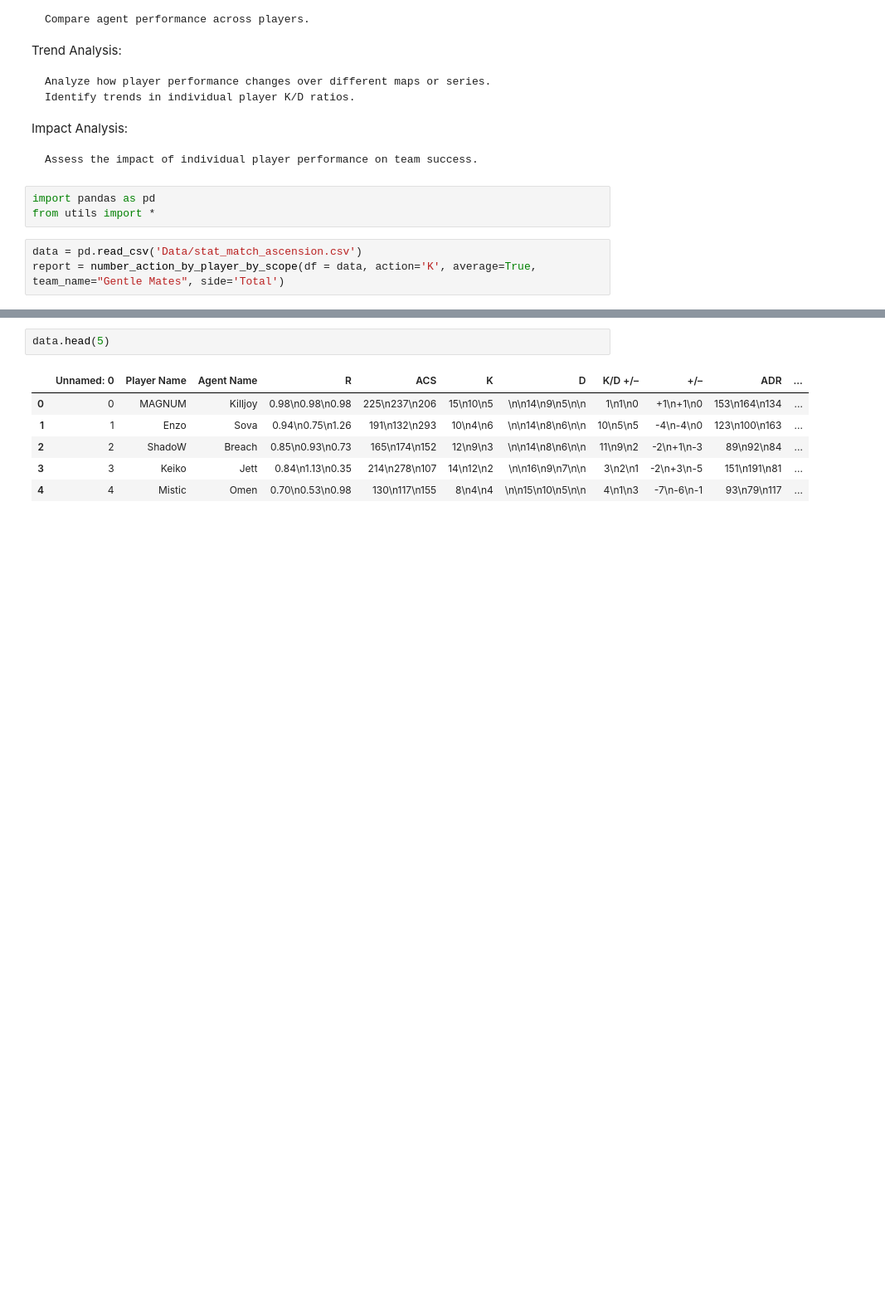
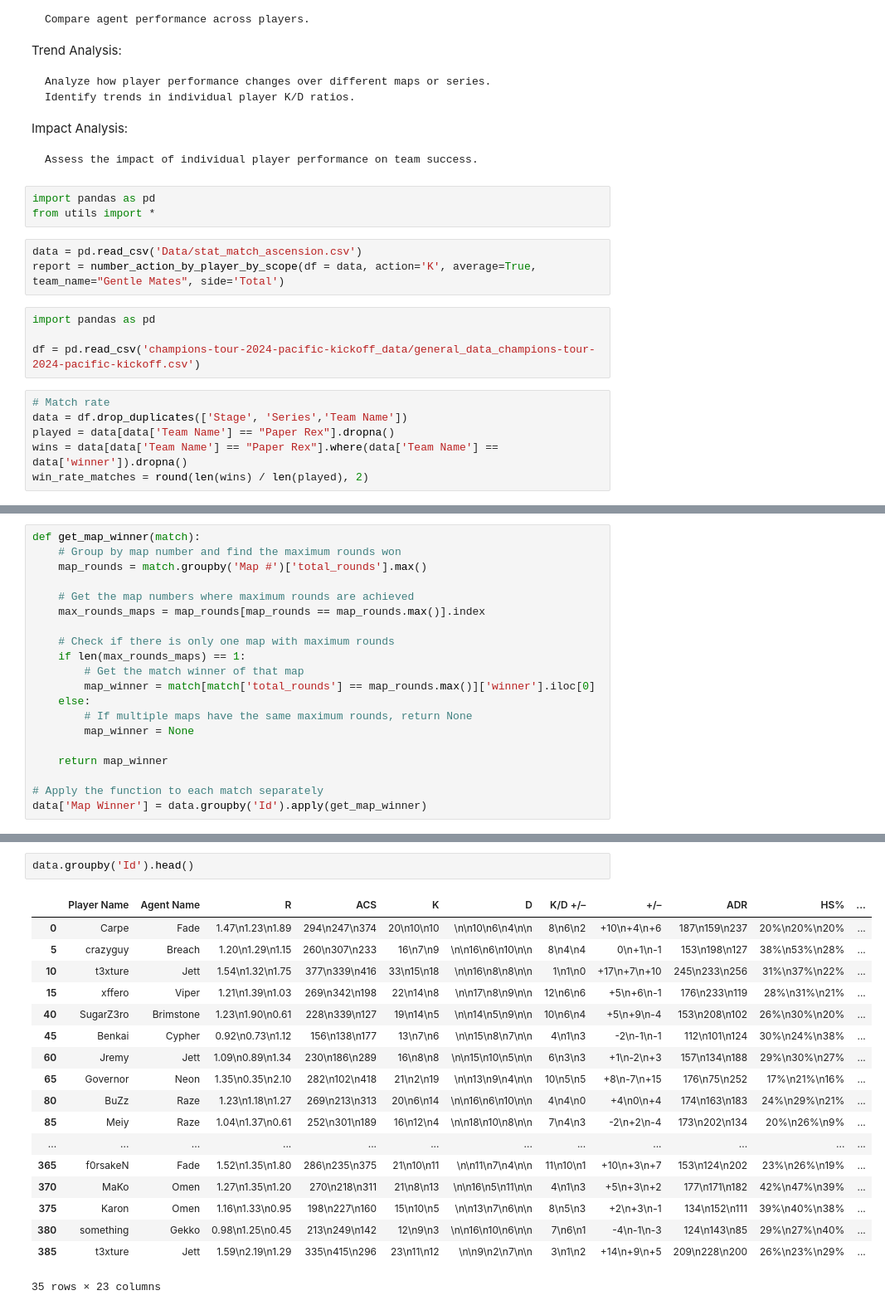
Before and after one commit to mariusBRM/M8_Valorant, a Jupyter notebook: exploration.ipynb, the cells around one changed output, grey strips where cells are left out. Shown: that part at 83% size. Drawn from its saved outputs; the diff is of its cells as text; blank space fills up the shorter version.

Commit message:
[IN PROGRESS] Multi page application and beginning of calculating win rates

```diff
--- a/exploration.ipynb
+++ b/exploration.ipynb
@@ -55,3 +55,13 @@ from utils import *
 # %%
 data = pd.read_csv('Data/stat_match_ascension.csv')
 report = number_action_by_player_by_scope(df = data, action='K', average=True, team_name="Gentle Mates", side='Total')
+# %%
+import pandas as pd
+
+df = pd.read_csv('champions-tour-2024-pacific-kickoff_data/general_data_champions-tour-2024-pacific-kickoff.csv')
+# %%
+# Match rate
+data = df.drop_duplicates(['Stage', 'Series','Team Name'])
+played = data[data['Team Name'] == "Paper Rex"].dropna()
+wins = data[data['Team Name'] == "Paper Rex"].where(data['Team Name'] == data['winner']).dropna()
+win_rate_matches = round(len(wins) / len(played), 2)
@@ -57,0 +93,20 @@ report = number_action_by_player_by_scope(df = data, action='K', average=True, t
+# %%
+def get_map_winner(match):
+    # Group by map number and find the maximum rounds won
+    map_rounds = match.groupby('Map #')['total_rounds'].max()
+
+    # Get the map numbers where maximum rounds are achieved
+    max_rounds_maps = map_rounds[map_rounds == map_rounds.max()].index
+
+    # Check if there is only one map with maximum rounds
+    if len(max_rounds_maps) == 1:
+        # Get the match winner of that map
+        map_winner = match[match['total_rounds'] == map_rounds.max()]['winner'].iloc[0]
+    else:
+        # If multiple maps have the same maximum rounds, return None
+        map_winner = None
+
+    return map_winner
+
+# Apply the function to each match separately
+data['Map Winner'] = data.groupby('Id').apply(get_map_winner)
@@ -58,9 +119,21 @@ report = number_action_by_player_by_scope(df = data, action='K', average=True, t
 # %%
-data.head(5)
+data.groupby('Id').head()
 # %% [output]
-|  | Unnamed: 0 | Player Name | Agent Name | R | ACS | K | D | K/D +/– | +/– | ADR | ... |
-| 0 | 0 | MAGNUM | Killjoy | 0.98\n0.98\n0.98 | 225\n237\n206 | 15\n10\n5 | \n\n14\n9\n5\n\n | 1\n1\n0 | +1\n+1\n0 | 153\n164\n134 | ... |
-| 1 | 1 | Enzo | Sova | 0.94\n0.75\n1.26 | 191\n132\n293 | 10\n4\n6 | \n\n14\n8\n6\n\n | 10\n5\n5 | -4\n-4\n0 | 123\n100\n163 | ... |
-| 2 | 2 | ShadoW | Breach | 0.85\n0.93\n0.73 | 165\n174\n152 | 12\n9\n3 | \n\n14\n8\n6\n\n | 11\n9\n2 | -2\n+1\n-3 | 89\n92\n84 | ... |
-| 3 | 3 | Keiko | Jett | 0.84\n1.13\n0.35 | 214\n278\n107 | 14\n12\n2 | \n\n16\n9\n7\n\n | 3\n2\n1 | -2\n+3\n-5 | 151\n191\n81 | ... |
-| 4 | 4 | Mistic | Omen | 0.70\n0.53\n0.98 | 130\n117\n155 | 8\n4\n4 | \n\n15\n10\n5\n\n | 4\n1\n3 | -7\n-6\n-1 | 93\n79\n117 | ... |
+|  | Player Name | Agent Name | R | ACS | K | D | K/D +/– | +/– | ADR | HS% | ... |
+| 0 | Carpe | Fade | 1.47\n1.23\n1.89 | 294\n247\n374 | 20\n10\n10 | \n\n10\n6\n4\n\n | 8\n6\n2 | +10\n+4\n+6 | 187\n159\n237 | 20%\n20%\n20% | ... |
+| 5 | crazyguy | Breach | 1.20\n1.29\n1.15 | 260\n307\n233 | 16\n7\n9 | \n\n16\n6\n10\n\n | 8\n4\n4 | 0\n+1\n-1 | 153\n198\n127 | 38%\n53%\n28% | ... |
+| 10 | t3xture | Jett | 1.54\n1.32\n1.75 | 377\n339\n416 | 33\n15\n18 | \n\n16\n8\n8\n\n | 1\n1\n0 | +17\n+7\n+10 | 245\n233\n256 | 31%\n37%\n22% | ... |
+| 15 | xffero | Viper | 1.21\n1.39\n1.03 | 269\n342\n198 | 22\n14\n8 | \n\n17\n8\n9\n\n | 12\n6\n6 | +5\n+6\n-1 | 176\n233\n119 | 28%\n31%\n21% | ... |
+| 40 | SugarZ3ro | Brimstone | 1.23\n1.90\n0.61 | 228\n339\n127 | 19\n14\n5 | \n\n14\n5\n9\n\n | 10\n6\n4 | +5\n+9\n-4 | 153\n208\n102 | 26%\n30%\n20% | ... |
+| 45 | Benkai | Cypher | 0.92\n0.73\n1.12 | 156\n138\n177 | 13\n7\n6 | \n\n15\n8\n7\n\n | 4\n1\n3 | -2\n-1\n-1 | 112\n101\n124 | 30%\n24%\n38% | ... |
+| 60 | Jremy | Jett | 1.09\n0.89\n1.34 | 230\n186\n289 | 16\n8\n8 | \n\n15\n10\n5\n\n | 6\n3\n3 | +1\n-2\n+3 | 157\n134\n188 | 29%\n30%\n27% | ... |
+| 65 | Governor | Neon | 1.35\n0.35\n2.10 | 282\n102\n418 | 21\n2\n19 | \n\n13\n9\n4\n\n | 10\n5\n5 | +8\n-7\n+15 | 176\n75\n252 | 17%\n21%\n16% | ... |
+| 80 | BuZz | Raze | 1.23\n1.18\n1.27 | 269\n213\n313 | 20\n6\n14 | \n\n16\n6\n10\n\n | 4\n4\n0 | +4\n0\n+4 | 174\n163\n183 | 24%\n29%\n21% | ... |
+| 85 | Meiy | Raze | 1.04\n1.37\n0.61 | 252\n301\n189 | 16\n12\n4 | \n\n18\n10\n8\n\n | 7\n4\n3 | -2\n+2\n-4 | 173\n202\n134 | 20%\n26%\n9% | ... |
+| ... | ... | ... | ... | ... | ... | ... | ... | ... | ... | ... | ... |
+| 365 | f0rsakeN | Fade | 1.52\n1.35\n1.80 | 286\n235\n375 | 21\n10\n11 | \n\n11\n7\n4\n\n | 11\n10\n1 | +10\n+3\n+7 | 153\n124\n202 | 23%\n26%\n19% | ... |
+| 370 | MaKo | Omen | 1.27\n1.35\n1.20 | 270\n218\n311 | 21\n8\n13 | \n\n16\n5\n11\n\n | 4\n1\n3 | +5\n+3\n+2 | 177\n171\n182 | 42%\n47%\n39% | ... |
+| 375 | Karon | Omen | 1.16\n1.33\n0.95 | 198\n227\n160 | 15\n10\n5 | \n\n13\n7\n6\n\n | 8\n5\n3 | +2\n+3\n-1 | 134\n152\n111 | 39%\n40%\n38% | ... |
+| 380 | something | Gekko | 0.98\n1.25\n0.45 | 213\n249\n142 | 12\n9\n3 | \n\n16\n10\n6\n\n | 7\n6\n1 | -4\n-1\n-3 | 124\n143\n85 | 29%\n27%\n40% | ... |
+| 385 | t3xture | Jett | 1.59\n2.19\n1.29 | 335\n415\n296 | 23\n11\n12 | \n\n9\n2\n7\n\n | 3\n1\n2 | +14\n+9\n+5 | 209\n228\n200 | 26%\n23%\n29% | ... |
+35 rows × 23 columns
```
Also changed, not shown: parts of 8 cells of this notebook, 11 other files.
